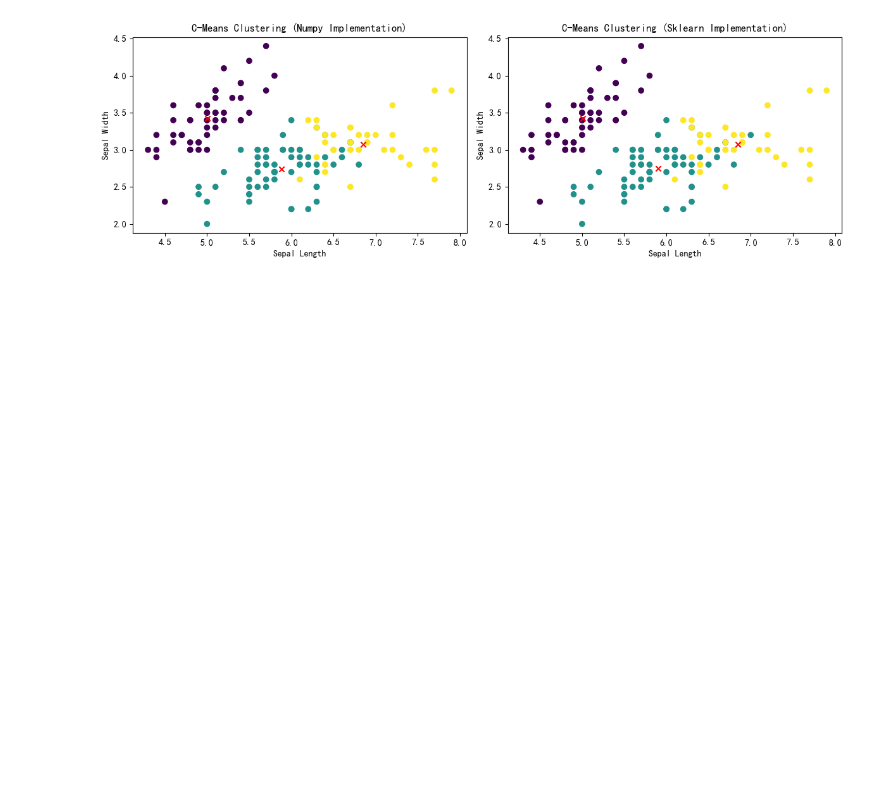
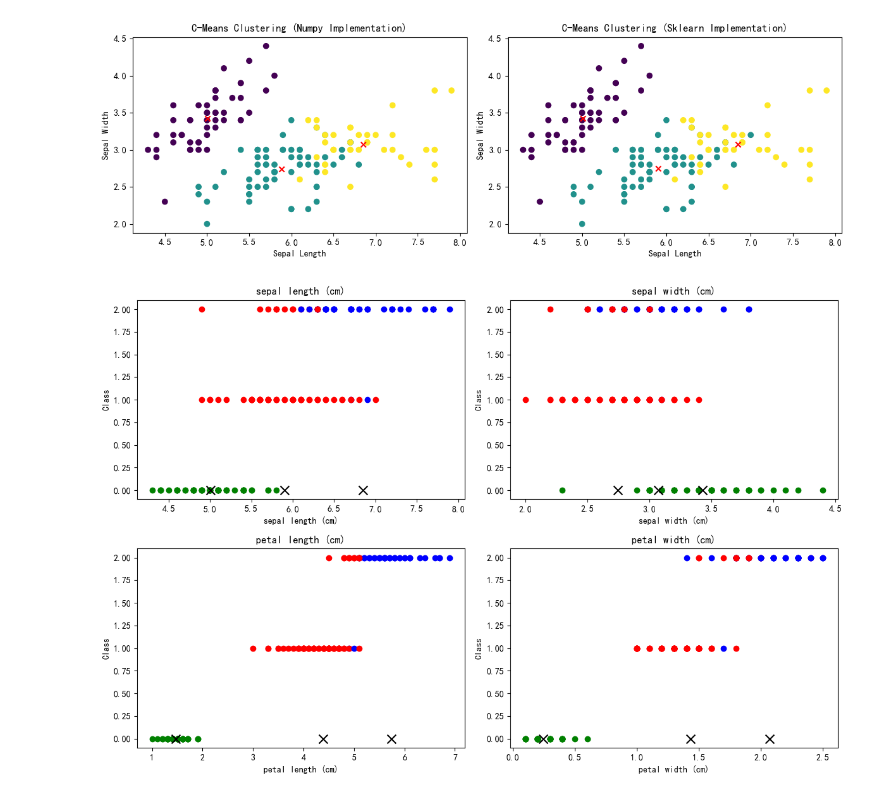
Before and after one commit to CGC12123/Machine-learning-course-design, a Jupyter notebook: sy4/sy4.ipynb, the cells around one changed output. Saved outputs shown, nothing was run; the diff lists cells and outputs as text; code cells hidden in the pictures; blank space fills up the shorter version.

```diff
--- a/sy4/sy4.ipynb
+++ b/sy4/sy4.ipynb
@@ -305,3 +305,56 @@ C均值聚类中心（使用sklearn实现）： [[5.9016129  2.7483871  4.393548
  [6.85       3.07368421 5.74210526 2.07105263]]
 C均值准确率（使用sklearn实现）：89.33%
 [figure]
+# %%
+import numpy as np
+import matplotlib.pyplot as plt
+from sklearn import datasets
+from sklearn.cluster import KMeans
+
+# 获取鸢尾花的数据
+iris = datasets.load_iris()
+iris_X = iris.data
+iris_y = iris.target
+
+# 使用K均值算法进行聚类
+kmeans = KMeans(n_clusters=3, random_state=42)
+cluster_labels = kmeans.fit_predict(iris_X)
+cluster_centers = kmeans.cluster_centers_
+
+# 获取特征名称
+feature_names = iris.feature_names
+
+# 创建子图
+fig, axs = plt.subplots(2, 2, figsize=(12, 8))
+
+# 遍历每个特征并绘制散点图
+for i, ax in enumerate(axs.flatten()):
+    # 获取当前特征的数据
+    feature_data = iris_X[:, i]
+
+    # 绘制每个样本点
+    for j in range(len(iris_X)):
+        # 获取样本的特征和标签
+        x = feature_data[j]
+        y = iris_y[j]
+
+        # 根据聚类结果设置点的颜色
+        color = "red" if cluster_labels[j] == 0 else "green" if cluster_labels[j] == 1 else "blue"
+
+        # 绘制样本点
+        ax.scatter(x, y, color=color)
+
+    # 绘制聚类中心点
+    ax.scatter(cluster_centers[:, i], np.zeros_like(cluster_centers[:, i]), marker="x", color="black", s=100, label="Centroids")
+
+    # 设置子图标题和坐标轴标签
+    ax.set_title(feature_names[i])
+    ax.set_xlabel(feature_names[i])
+    ax.set_ylabel("Class")
+
+# 调整子图之间的间距
+plt.tight_layout()
+
+plt.show()
+# %% [output]
+[figure, added]
```
